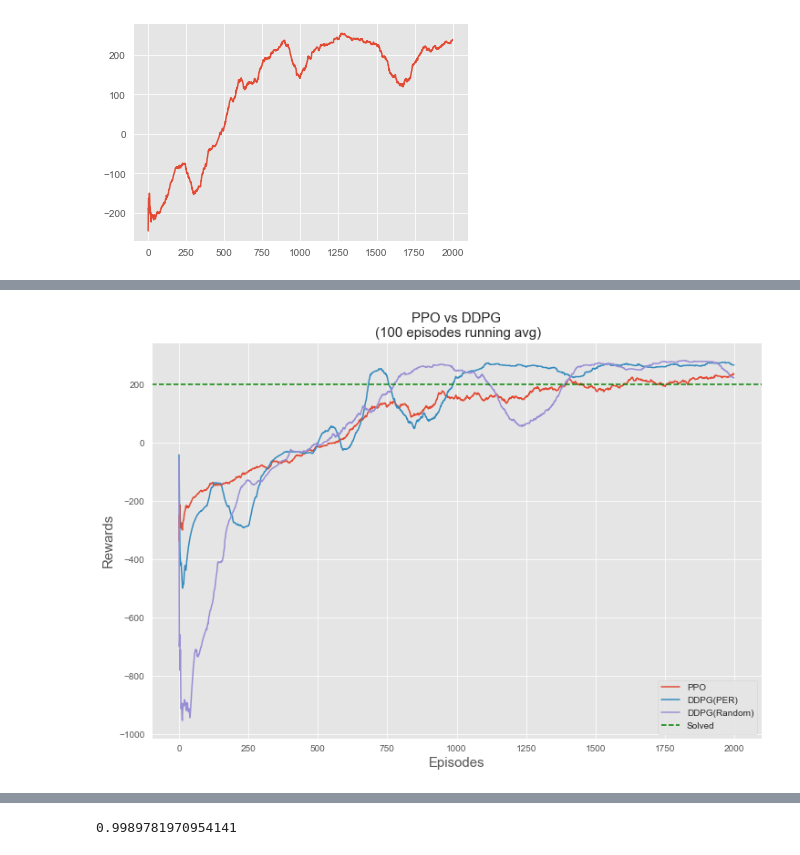
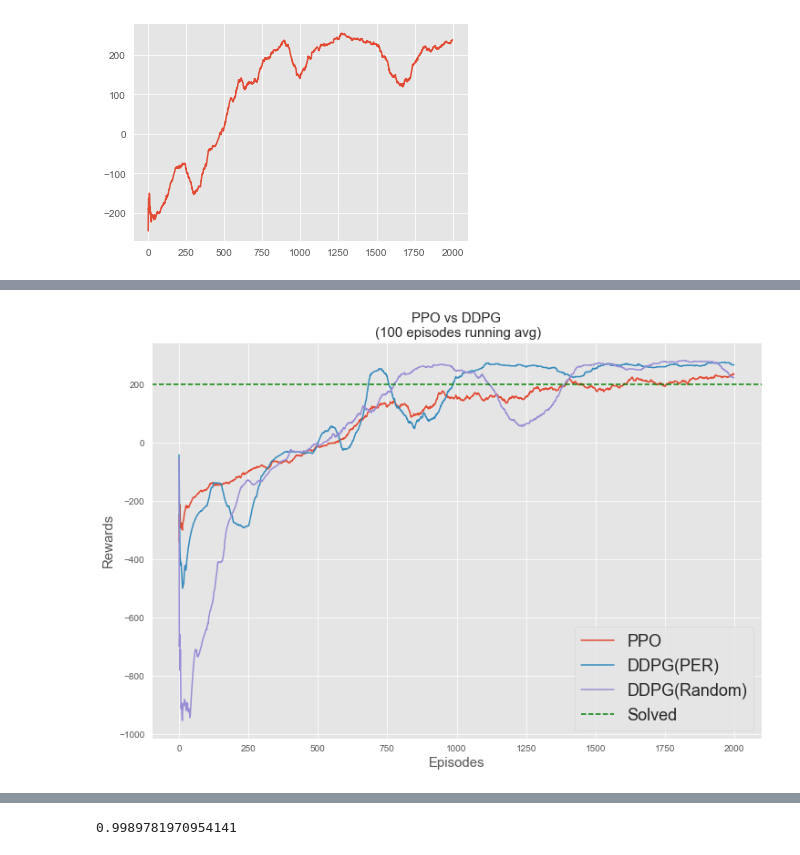
Before and after one commit to qzhou-2020/HEC_80629A_H2021, a Jupyter notebook: zishi/ppo/plots-Copy1.ipynb, the cells around one changed output, grey strips where cells are left out. Cells and saved outputs as stored; diff of their text form; code cells hidden in the pictures.

```diff
--- a/zishi/ppo/plots-Copy1.ipynb
+++ b/zishi/ppo/plots-Copy1.ipynb
@@ -41,18 +41,18 @@ plt.show()
 # %%
 plt.figure(figsize= (12,8))
 plt.title("PPO vs DDPG\n (100 episodes running avg)",fontsize=15)
 plt.style.use("ggplot")
 plt.plot(df2["avg_reward"],label="PPO")
 plt.plot(ddpg_per["avg_reward"],label="DDPG(PER)")
 plt.plot(ddpg_random["avg_reward"],label="DDPG(Random)")
 plt.axhline(y=200,color='g',linestyle="--",label="Solved")
 plt.xlabel('Episodes', fontsize=15)
 plt.ylabel('Rewards', fontsize=15)
-plt.legend(loc="lower right")
+plt.legend(loc="lower right",prop={"size":18})
 plt.savefig("PPO_DDPG.png",dpi=400)
 plt.show()
 # %% [output]
-[figure, old version]
+[figure, new version]
 # %%
 plt.figure(figsize= (12,8))
 plt.title("DDPG Different Runs\n (100 episodes running avg)",fontsize=15)
```
Also changed, not shown: parts of 2 cells of this notebook, 6 other files.
